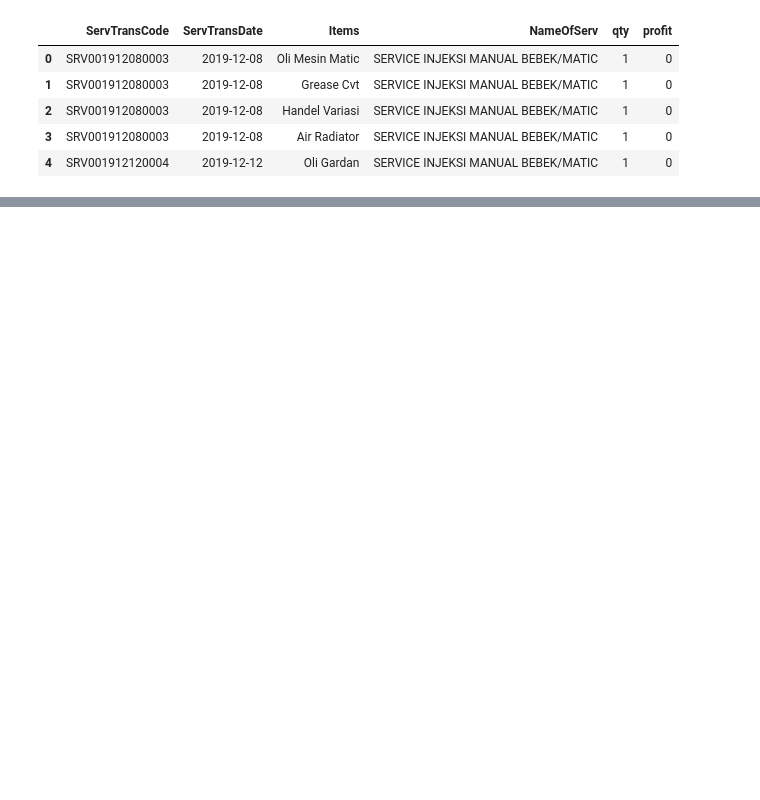
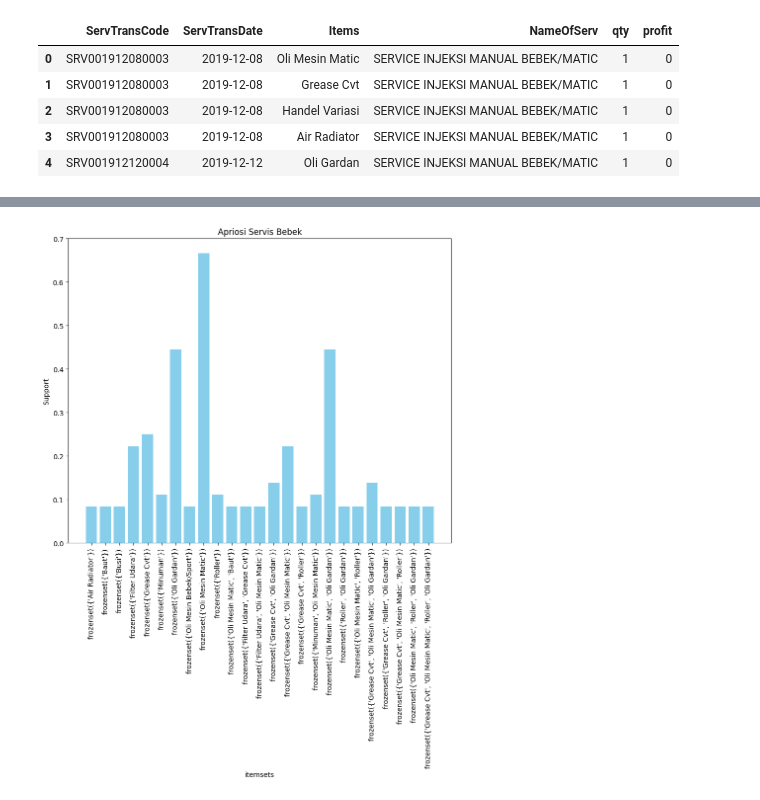
Before and after one commit to DhafinRA/Apriori, a Jupyter notebook: Apriori.ipynb, the cells around one changed output, grey strips where cells are left out. Saved outputs shown, nothing was run; the diff lists cells and outputs as text; code cells hidden in the pictures; blank space fills up the shorter version.

```diff
--- a/Apriori.ipynb
+++ b/Apriori.ipynb
@@ -20,3 +24,13 @@ df.head()
 # %%
 # Menghilangkan spasi dalam data
 df['Items'] = df['Items'].str.strip()
+# %%
+#Mengeblompokkan transaksi berdasarkan kolom ServTransCode untuk kolom Items
+transaksi = df.groupby('ServTransCode')['Items'].apply(list)
+
+#Mengubah data menjadi bentuk one-hot encoding
+te = TransactionEncoder()
+tf_encode = te.fit(transaksi).transform(transaksi)
+tf_df = pd.DataFrame(tf_encode, columns= te.columns_)
+
+#print(tf_df.head())
@@ -23,5 +55,6 @@ df['Items'] = df['Items'].str.strip()
 # %%
-frequent_implement = apriori(df,min_support=0.07,use_colnames=True)
+#frequent_implement = apriori(df,min_support=0.07,use_colnames=True)
+frequent_itemsets = apriori(tf_df, min_support=0.07, use_colnames=True)
 
-frequent_implement.head()
+print(frequent_itemsets)
 # %% [output]
@@ -28,0 +78,11 @@ ValueError: The allowed values for a DataFrame are True, False, 0, 1. Found valu
+# %%
+#Visualisasi Bar chart
+plt.figure(figsize=(10,8))
+plt.bar(frequent_itemsets['itemsets'].astype(str), frequent_itemsets['support'], color='skyblue')
+plt.xlabel('itemsets')
+plt.ylabel('Support')
+plt.xticks(rotation=90)
+plt.title('Apriosi Servis Bebek')
+plt.show()
+# %% [output]
+[figure, added]
```
Also changed, not shown: parts of 3 cells of this notebook.
